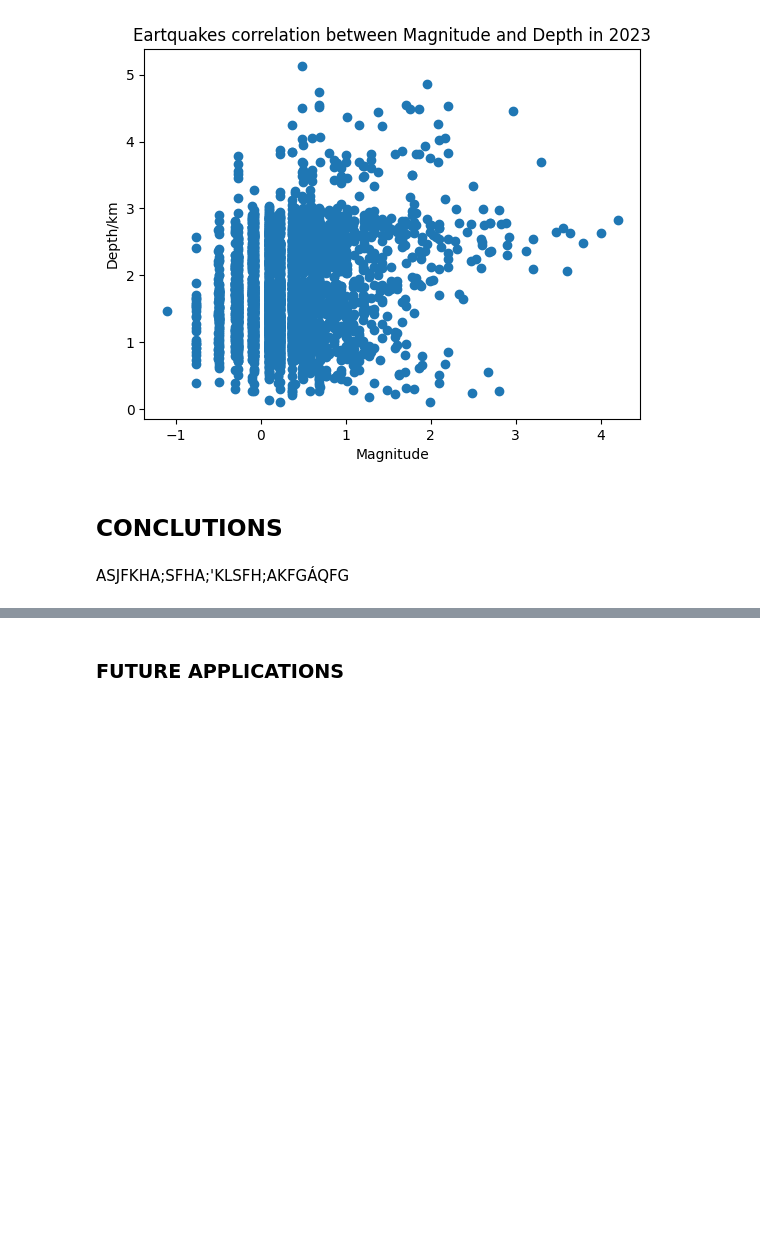
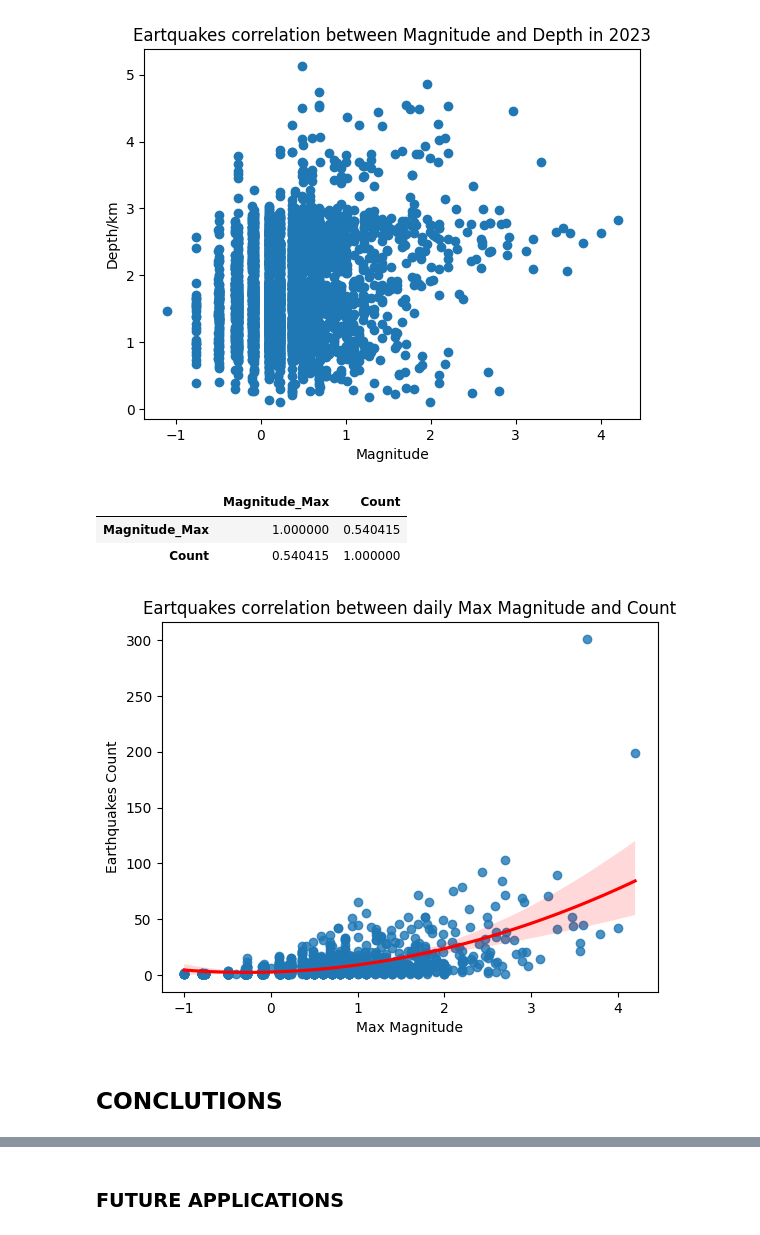
Before and after one commit to Pierfrancesco95/Portfolio, a Jupyter notebook: 03.03_PYTHON_Earthquakes Campi Flegrei/Analisi Terremoti CampiFlegrei.ipynb, the cells around one changed output, grey strips where cells are left out. Saved outputs shown, nothing was run; the diff lists cells and outputs as text; code cells hidden in the pictures; blank space fills up the shorter version.

```diff
--- a/03.03_PYTHON_Earthquakes Campi Flegrei/Analisi Terremoti CampiFlegrei.ipynb
+++ b/03.03_PYTHON_Earthquakes Campi Flegrei/Analisi Terremoti CampiFlegrei.ipynb
@@ -374,11 +430,8 @@ df_day_count[df_day_count['Time']==df_day_count['Time'].max()]
 | 1663 | 2023/08/18 | 301 |
 # %%
 # numero medio di terremoti al giorno nell'ultimo anno e negli ultimi 3 mesi
-df_day_count['year']= pd.to_datetime(df_day_count.date).dt.strftime('%Y') #creo colonna
-df_day_count['mounth']= pd.to_datetime(df_day_count.date).dt.strftime('%m') #creo colonna
-
 print('Media terremoti giornaliari nel 2023: ',round(df_day_count[df_day_count['year']=='2023']['Time'].mean(),0))
-print('Media terremoti giornaliari agosto, settembre e ottobre 2023: ',round(df_day_count[(df_day_count['year']=='2023') & (df_day_count['mounth'].isin(['08','09','10']))]['Time'].mean(),0))
+print('Media terremoti giornaliari agosto, settembre e ottobre 2023: ',round(df_day_count[(df_day_count['year']=='2023') & (df_day_count['month'].isin(['08','09','10']))]['Time'].mean(),0))
 # %% [output]
 Media terremoti giornaliari nel 2023:  19.0
 Media terremoti giornaliari agosto, settembre e ottobre 2023:  31.0
@@ -693,7 +748,27 @@ plt.ylabel("Depth/km")
 plt.show()
 # %% [output]
 [figure]
+# %%
+# creo un df con conteggio eventi e magnitudo massima giornalieri
+df_day_max_magnitude = df.groupby('date')['Magnitude'].max().reset_index()              # creo df con magnitudo massima giornaliera
+df_corr = pd.concat([df_day_count, df_day_max_magnitude], axis=1)                       # unisco con il df con il conteggio di eventi giornalieri
+df_corr = df_corr.drop(['year','month'], axis=1)                                        # elimino colonne
+df_corr = df_corr.rename(columns={"Time": "Count", "Magnitude": "Magnitude_Max"})       # rinomino colonne
+# %%
+#calcolo correlazione
+df_corr[['Magnitude_Max', 'Count']].corr()
+# %% [output]
+|  | Magnitude_Max | Count |
+| Magnitude_Max | 1.000000 | 0.540415 |
+| Count | 0.540415 | 1.000000 |
+# %%
+sns.regplot(data=df_corr, x='Magnitude_Max', y='Count', order=2,  line_kws=dict(color="r"))
+plt.ticklabel_format(style='plain', axis='x')
+plt.title("Eartquakes correlation between daily Max Magnitude and Count")
+plt.xlabel("Max Magnitude")
+plt.ylabel("Earthquakes Count")
+plt.show()
+# %% [output]
+[figure, added]
 # %% [markdown]
 ## CONCLUTIONS
-# %% [markdown]
-ASJFKHA;SFHA;'KLSFH;AKFGÁQFG
```
Also changed, not shown: parts of 36 cells of this notebook.
